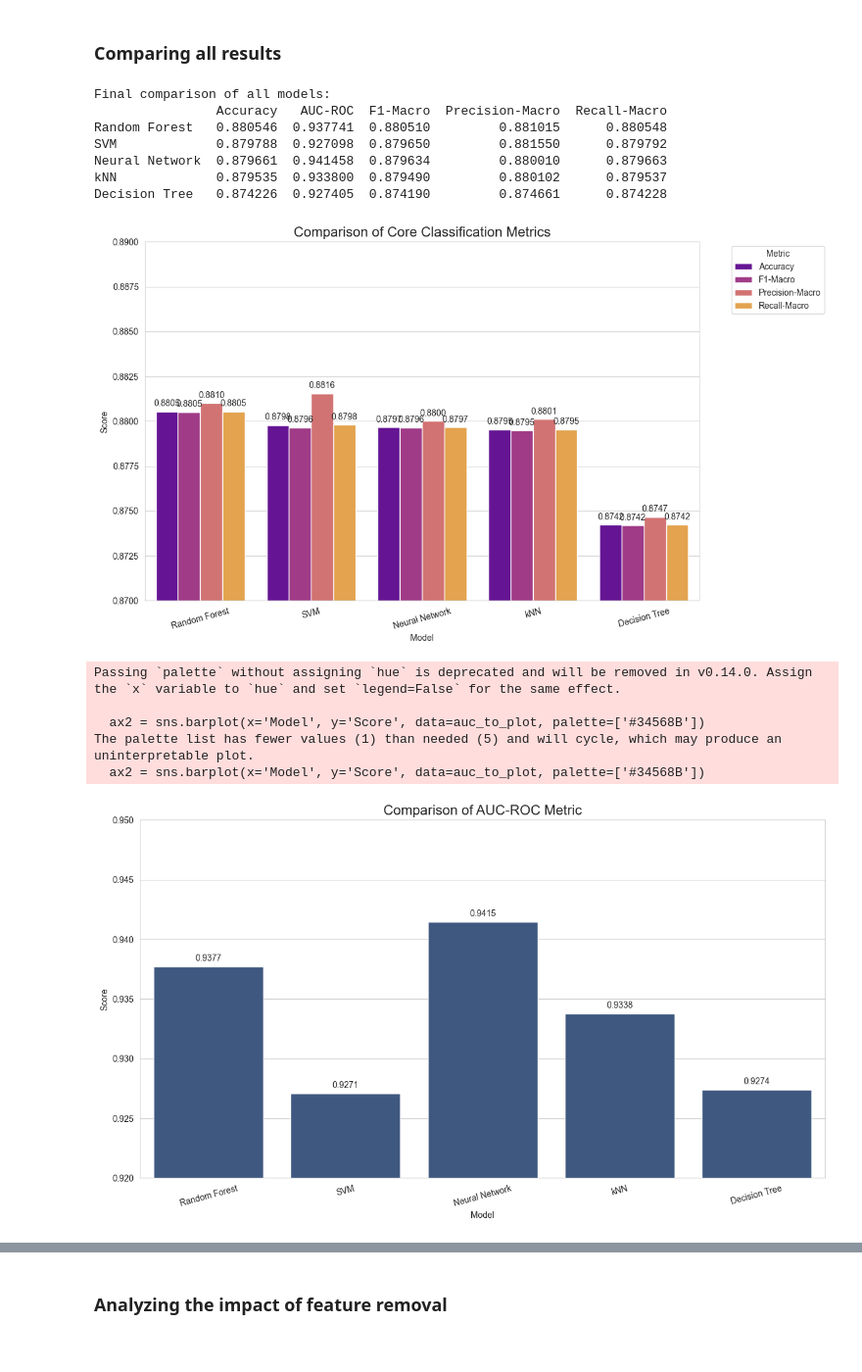
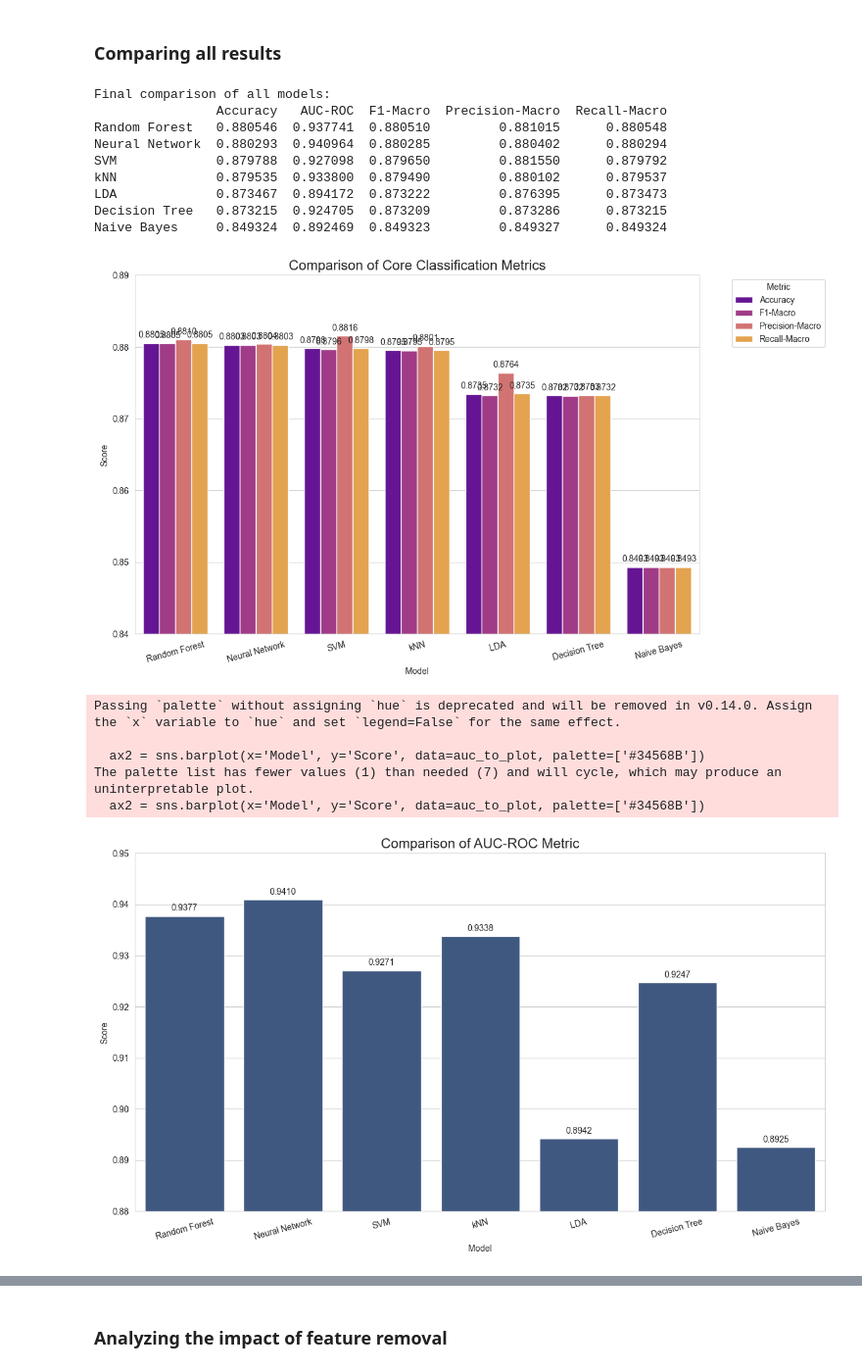
Before and after one commit to invisiofficial/2f7bcc6ff1e91c65fd126d1bbe4f43cb0e17abb4a05a12138fef5b83193d1a33, a Jupyter notebook: Classification.ipynb, the cells around one changed output, grey strips where cells are left out. Shown at 98% size. Cells and saved outputs as stored; diff of their text form; code cells hidden in the pictures.

Commit message:
Code is finalized

```diff
--- a/Classification.ipynb
+++ b/Classification.ipynb
@@ -823,8 +1163,0 @@ Neural Network model trained with optimal parameters.
-# %%
-model_results['Neural Network'] = evaluate_model(
-    model=mlp_best,
-    model_name='Neural Network',
-    X_train=X_train_scaled, y_train=y_train,
-    X_test=X_test_scaled, y_test=y_test,
-    cmap='copper'
-)
@@ -860,0 +1309,33 @@ Passing `palette` without assigning `hue` is deprecated and will be removed in v
+# %%
+def build_and_train_nn(X_train, y_train, X_val, y_val, params):
+    # Set a seed for reproducibility of weights initialization
+    tf.random.set_seed(42)
+
+    # Build the model architecture
+    model = Sequential()
+    model.add(Input(shape=(X_train.shape[1],)))
+    for neurons in params['layers']:
+        model.add(Dense(neurons, activation=params['activation']))
+    model.add(Dense(1, activation='sigmoid'))
+
+    # Configure the optimizer with the specified learning rate
+    optimizer = Adam(learning_rate=params['learning_rate'])
+
+    # Compile the model
+    model.compile(optimizer=optimizer,
+                  loss='binary_crossentropy',
+                  metrics=['accuracy'])
+
+    # Train the model
+    print(f"\nTraining model with params: {params}")
+    history = model.fit(X_train, y_train,
+                        epochs=params['epochs'],
+                        batch_size=params['batch_size'],
+                        validation_data=(X_val, y_val),
+                        verbose=0)
+
+    # Get the final validation accuracy
+    final_val_accuracy = history.history['val_accuracy'][-1]
+    print(f"Final validation accuracy: {final_val_accuracy:.4f}")
+
+    return final_val_accuracy
@@ -890,42 +1554,44 @@ plt.title('Comparison of Core Classification Metrics', fontsize=16)
 plt.ylabel('Score')
 plt.xlabel('Model')
 plt.xticks(rotation=15)
-plt.ylim(0.87, 0.89)
+plt.ylim(0.84, 0.89)
 plt.legend(title='Metric', bbox_to_anchor=(1.05, 1), loc='upper left')
 plt.tight_layout()
 plt.show()
 
 
 # AUC-ROC Metric Only.
 plt.figure(figsize=(12, 7))
 auc_to_plot = results_melted[results_melted['Metric'] == 'AUC-ROC']
 ax2 = sns.barplot(x='Model', y='Score', data=auc_to_plot, palette=['#34568B'])
 
 # Add score labels.
 for p in ax2.patches:
     ax2.annotate(f'{p.get_height():.4f}',
                 (p.get_x() + p.get_width() / 2., p.get_height()),
                 ha='center', va='center', xytext=(0, 9), textcoords='offset points')
 
 plt.title('Comparison of AUC-ROC Metric', fontsize=16)
 plt.ylabel('Score')
 plt.xlabel('Model')
 plt.xticks(rotation=15)
-plt.ylim(0.92, 0.95)
+plt.ylim(0.88, 0.95)
 plt.tight_layout()
 plt.show()
 # %% [output]
 Final comparison of all models:
                 Accuracy   AUC-ROC  F1-Macro  Precision-Macro  Recall-Macro
 Random Forest   0.880546  0.937741  0.880510         0.881015      0.880548
+Neural Network  0.880293  0.940964  0.880285         0.880402      0.880294
 SVM             0.879788  0.927098  0.879650         0.881550      0.879792
-Neural Network  0.879661  0.941458  0.879634         0.880010      0.879663
 kNN             0.879535  0.933800  0.879490         0.880102      0.879537
-Decision Tree   0.874226  0.927405  0.874190         0.874661      0.874228
+LDA             0.873467  0.894172  0.873222         0.876395      0.873473
+Decision Tree   0.873215  0.924705  0.873209         0.873286      0.873215
+Naive Bayes     0.849324  0.892469  0.849323         0.849327      0.849324
-[figure, old version]
+[figure, new version]
 Passing `palette` without assigning `hue` is deprecated and will be removed in v0.14.0. Assign the `x` variable to `hue` and set `legend=False` for the same effect.
 
   ax2 = sns.barplot(x='Model', y='Score', data=auc_to_plot, palette=['#34568B'])
-The palette list has fewer values (1) than needed (5) and will cycle, which may produce an uninterpretable plot.
+The palette list has fewer values (1) than needed (7) and will cycle, which may produce an uninterpretable plot.
   ax2 = sns.barplot(x='Model', y='Score', data=auc_to_plot, palette=['#34568B'])
-[figure, old version]
+[figure, new version]
```
Also changed, not shown: parts of 44 cells of this notebook, 3 other files.
